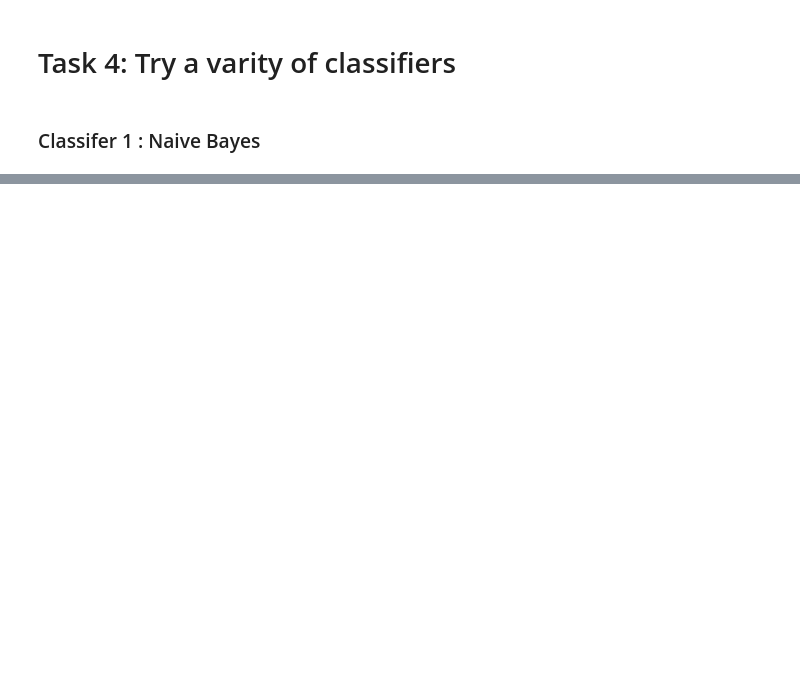
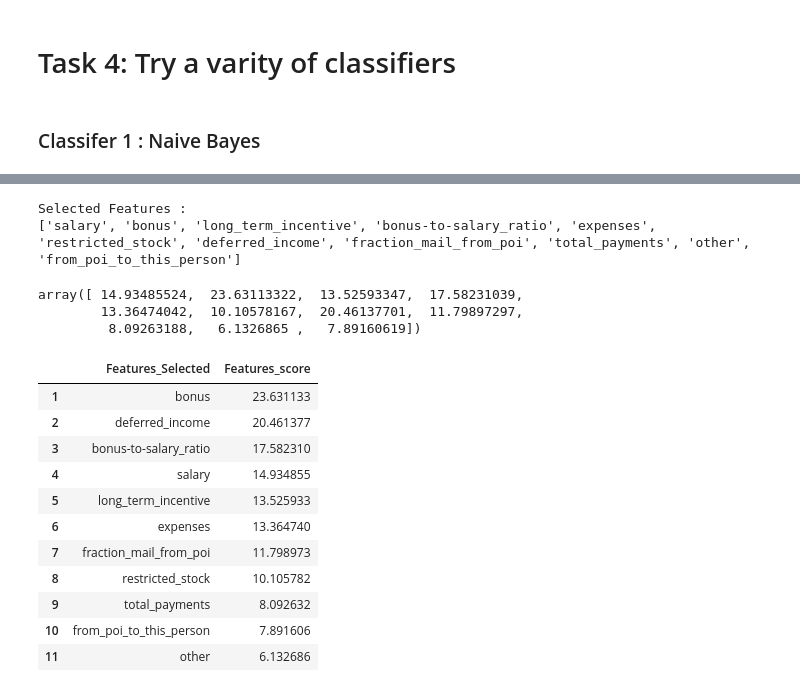
Before and after one commit to jeswingeorge/Enron-Email-Dataset, a Jupyter notebook: Mini_projects/project_trials/Analysis.ipynb, the cells around one changed output, grey strips where cells are left out. Cells and saved outputs as stored; diff of their text form; code cells hidden in the pictures; blank space fills up the shorter version.

```diff
--- a/My works/trial_1.ipynb
+++ b/Mini_projects/project_trials/Analysis.ipynb
@@ -561,2 +617,7 @@ features_train, features_test, labels_train, labels_test = cross_validation.trai
+# %%
+# Defining functions to be used via the pipeline
+scaler = MinMaxScaler()
+skb = SelectKBest(f_classif)
+pca = PCA()
 # %% [markdown]
 ### Classifer 1 : Naive Bayes
@@ -563,6 +827,19 @@ features_train, features_test, labels_train, labels_test = cross_validation.trai
 # %%
-from sklearn.naive_bayes import GaussianNB
-clf = GaussianNB()
+from sklearn.neighbors import KNeighborsClassifier
+clf_knn = KNeighborsClassifier()
+
+pipeline = Pipeline(steps = [("scaling", scaler), ("SKB", skb), ("PCA",pca), ("knn",clf_knn)])
+param_grid = {"SKB__k":[7,8,9,10,11,12],
+              "PCA__n_components":[2,3,4,5,6,7],
+              "PCA__whiten":[True],
+              "knn__n_neighbors": [3,4,5,6,7,8,9,11],
+              #"knn__weights": ['uniform','distance'],
+              #"knn__algorithm": ['auto', 'ball_tree', 'kd_tree', 'brute']
+              }
+
+
+
+clf = GridSearchCV(pipeline, param_grid, verbose = 0, cv = sss, scoring = 'f1')
 
 t0 = time()
 clf = clf.fit(features_train, labels_train)
@@ -572,7 +849,8 @@ t0 = time()
 prediction = clf.predict(features_test)
 print "testing time: ", round(time()-t0, 3), "s"
 
-print "Accuracy of GaussianNB classifer is  : ",accuracy_score(labels_test, prediction)
-print "Precision of GaussianNB classifer is : ",precision_score(prediction, labels_test)
-print "recall of GaussianNB classifer is    : ",recall_score(prediction, labels_test)
+print "Accuracy of KNN classifer is  : ",accuracy_score(labels_test, prediction)
+print "Precision of KNN classifer is : ",precision_score(prediction, labels_test)
+print "Recall of KNN classifer is    : ",recall_score(prediction, labels_test)
+print "f1-score of KNN classifer is  : ",f1_score(prediction, labels_test)
 # %% [output]
@@ -583,0 +878,34 @@ recall of GaussianNB classifer is    :  0.2
+# %%
+features_selected_bool = clf.best_estimator_.named_steps['SKB'].get_support()
+features_selected_list = [x for x,y in zip(features_list[1:], features_selected_bool) if y]
+print "Selected Features : \n",features_selected_list
+# %% [output]
+Selected Features :
+['salary', 'bonus', 'long_term_incentive', 'bonus-to-salary_ratio', 'expenses', 'restricted_stock', 'deferred_income', 'fraction_mail_from_poi', 'total_payments', 'other', 'from_poi_to_this_person']
+# %%
+feature_scores =  clf.best_estimator_.named_steps['SKB'].scores_
+feature_selected_scores = feature_scores[features_selected_bool]
+feature_selected_scores
+# %% [output]
+array([ 14.93485524,  23.63113322,  13.52593347,  17.58231039,
+        13.36474042,  10.10578167,  20.46137701,  11.79897297,
+         8.09263188,   6.1326865 ,   7.89160619])
+# %%
+imp_features_df = pd.DataFrame({'Features_Selected':features_selected_list, 'Features_score':feature_selected_scores})
+imp_features_df.sort_values('Features_score', ascending = False,inplace = True)
+Rank = pd.Series(list(range(1,12)))
+imp_features_df.set_index(Rank, inplace = True)
+imp_features_df
+# %% [output]
+|  | Features_Selected | Features_score |
+| 1 | bonus | 23.631133 |
+| 2 | deferred_income | 20.461377 |
+| 3 | bonus-to-salary_ratio | 17.582310 |
+| 4 | salary | 14.934855 |
+| 5 | long_term_incentive | 13.525933 |
+| 6 | expenses | 13.364740 |
+| 7 | fraction_mail_from_poi | 11.798973 |
+| 8 | restricted_stock | 10.105782 |
+| 9 | total_payments | 8.092632 |
+| 10 | from_poi_to_this_person | 7.891606 |
+| 11 | other | 6.132686 |
```
Also changed, not shown: parts of 51 cells of this notebook, 5 other files.
